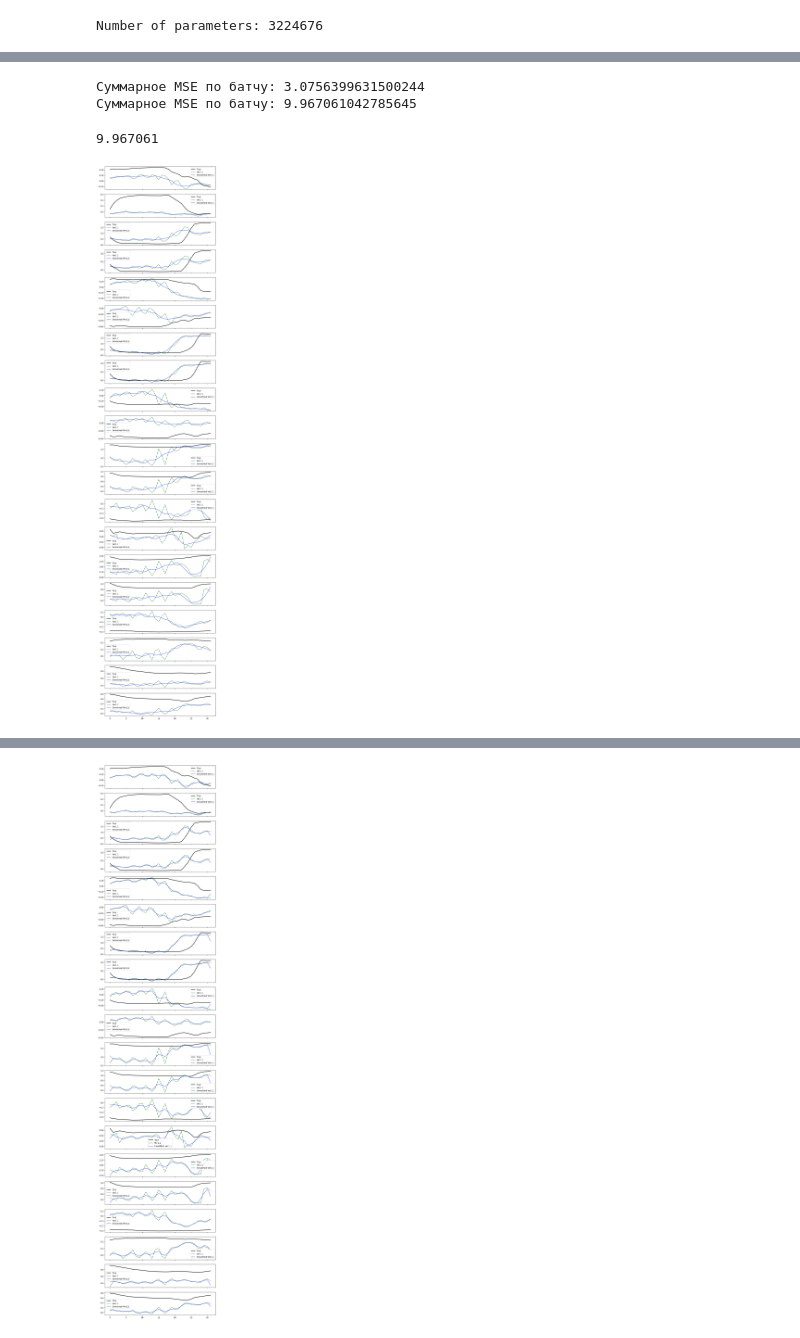
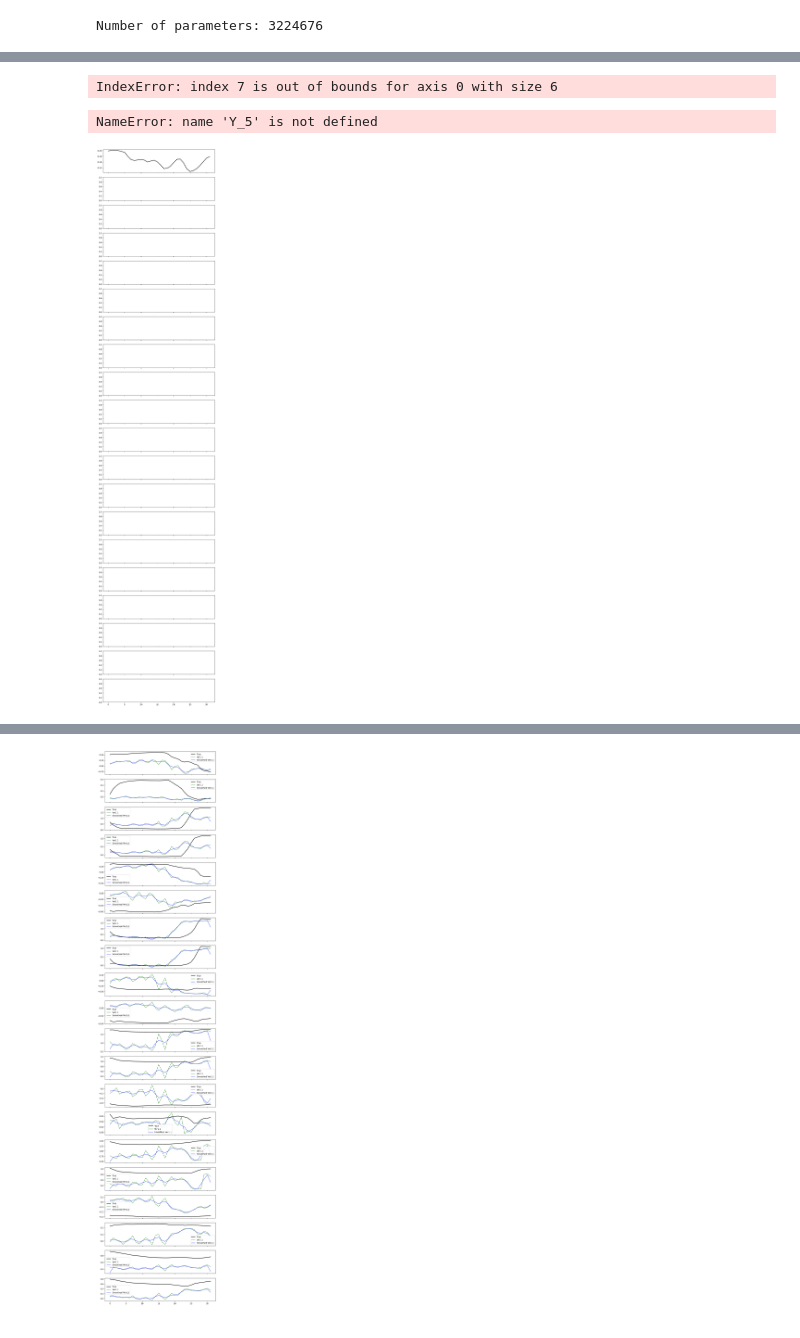
Before and after one commit to ATKhakimov/BCI_ALVI_challenge, a Jupyter notebook: tutorials/03_a_custom_model.ipynb, the cells around one changed output, grey strips where cells are left out. Drawn from its saved outputs; the diff is of its cells as text; code cells hidden in the pictures.

```diff
--- a/tutorials/03_a_custom_model.ipynb
+++ b/tutorials/03_a_custom_model.ipynb
@@ -252,3 +252,5 @@ def batch_mse(Y, Y_5):
     total_mse = np.sum(mse_values)
     print(f"Суммарное MSE по батчу: {total_mse}")
     return total_mse
+# %%
+X, Y = test_dataset[2]
@@ -254,0 +264,20 @@ def batch_mse(Y, Y_5):
+# %%
+steps = [150, 750, 1050, 2250, 2850, 7800]
+Y_pred = [Y, Y_1, Y_2, Y_3, Y_4, Y_5, Y_6]
+# Создайте список меток для графиков
+labels = ['True']
+for step in steps:
+    labels.append('Step ' + str(step) + ' with MSE: ' + str(batch_mse(Y[i], Y_pred[i])) for i in range(7))
+# %%
+import matplotlib.cm as cm
+
+# Создайте список цветов от красного к зеленому
+colors = cm.get_cmap('RdYlGn')(np.linspace(0, 1, 6))
+
+# Создайте список предсказаний для каждого экземпляра модели
+steps = [150, 750, 1050, 2250, 2850, 7800]
+Y_pred = [Y_1, Y_2, Y_3, Y_4, Y_5, Y_6]
+# Создайте список меток для графиков
+labels = []
+for i, step in enumerate(steps):
+    labels.append('Step ' + str(step) + ' with MSE: ' + str(batch_mse(Y, Y_pred[i])))
@@ -255,22 +368,28 @@ def batch_mse(Y, Y_5):
+# %%
+colors = cm.get_cmap('RdYlGn')(np.linspace(0, 1, 6))
+colors[7]
+# %% [output]
+IndexError: index 7 is out of bounds for axis 0 with size 6
 # %%
-load_model(model, weights5)
-model5 = model.to(device).to(dtype)
-Y_5 = model5(torch.tensor(X).unsqueeze(0)).squeeze().detach().numpy()
+from scipy.signal import savgol_filter
+import matplotlib.pyplot as plt
 
+# Параметры для фильтра Савицкого-Голея
+window_length = 5
+polyorder = 2
+
+# Создание графиков
 f, axes = plt.subplots(20, 1, figsize=(10, 50), sharex=True)
 
 for i, ax in enumerate(axes):
     ax.plot(Y[i], label="True", lw=2, color='k')
     ax.plot(Y_5[i], label="Ver1.1", lw=1, color='g')
-    smoothed_Y_5 = savgol_filter(Y_5[i], 10, polyorder)
-    ax.plot(smoothed_Y_5, label="Smoothed Ver1.1", lw=1, color='b')
+
+
 
     ax.legend()
 
-batch_mse(Y, Y_5)
-batch_mse(Y, smoothed_Y_5)
+plt.show()
 # %% [output]
-Суммарное MSE по батчу: 3.0756399631500244
-Суммарное MSE по батчу: 9.967061042785645
+NameError: name 'Y_5' is not defined
-9.967061
-[figure, old version]
+[figure, new version]
```
Also changed, not shown: parts of 6 cells of this notebook, 3 other files.
